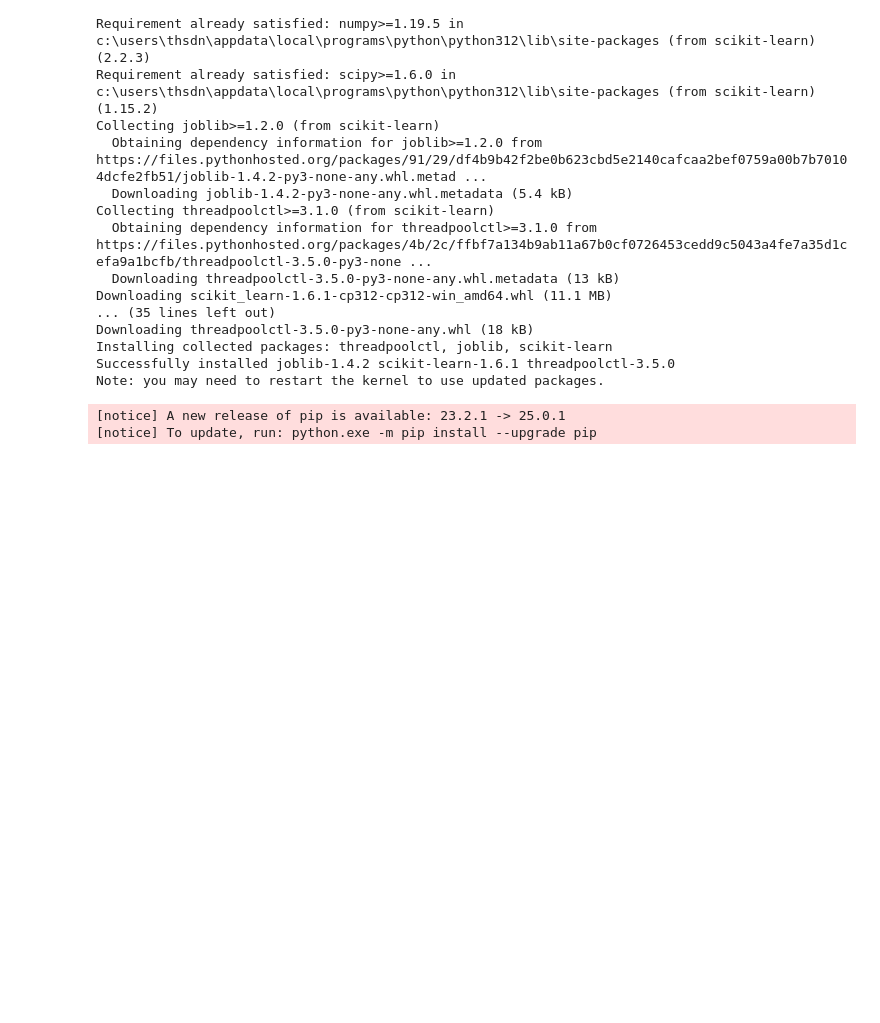
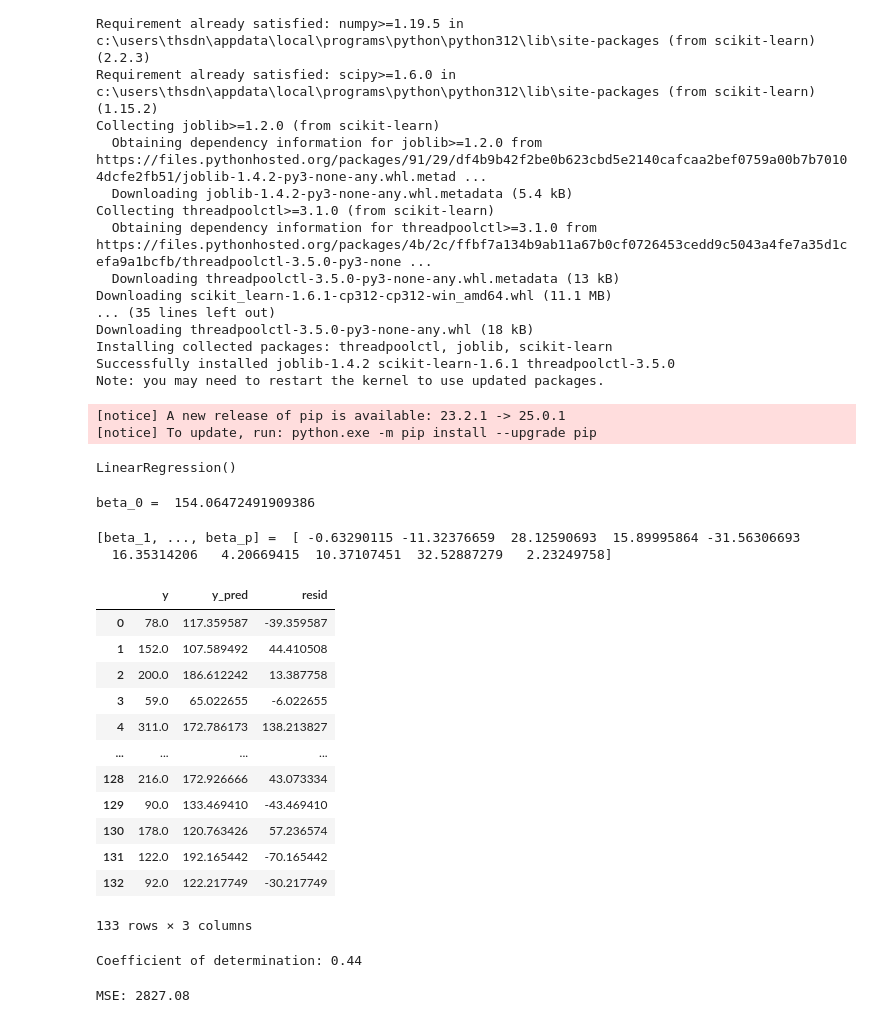
Before and after one commit to DDungEEEE/MachineLearning, a Jupyter notebook: first.ipynb, the cells around one changed output. Saved outputs shown, nothing was run; the diff lists cells and outputs as text; code cells hidden in the pictures; blank space fills up the shorter version.

```diff
--- a/first.ipynb
+++ b/first.ipynb
@@ -211,3 +211,40 @@ scaler = StandardScaler().fit(X_tr)
 X_tr_s = scaler.transform(X_tr)
 # %%
 X_te_s = scaler.transform(X_te)
+# %%
+lm = LinearRegression()
+# %%
+lm.fit(X_tr_s, y_tr)
+# %% [output]
+LinearRegression()
+# %%
+print('beta_0 = ', lm.intercept_)
+# %% [output]
+beta_0 =  154.06472491909386
+# %%
+print('[beta_1, ..., beta_p] = ', lm.coef_)
+# %% [output]
+[beta_1, ..., beta_p] =  [ -0.63290115 -11.32376659  28.12590693  15.89995864 -31.56306693
+  16.35314206   4.20669415  10.37107451  32.52887279   2.23249758]
+# %%
+pred=  lm.predict(X_te_s)
+# %%
+out = pd.DataFrame({'y' : y_te,
+                    'y_pred':pred,
+                    'resid' : y_te - pred})
+# %%
+out
+# %% [output]
+|  | y | y_pred | resid |
+| 0 | 78.0 | 117.359587 | -39.359587 |
+| 1 | 152.0 | 107.589492 | 44.410508 |
+| 2 | 200.0 | 186.612242 | 13.387758 |
+| 3 | 59.0 | 65.022655 | -6.022655 |
+| 4 | 311.0 | 172.786173 | 138.213827 |
+| ... | ... | ... | ... |
+| 128 | 216.0 | 172.926666 | 43.073334 |
+| 129 | 90.0 | 133.469410 | -43.469410 |
+| 130 | 178.0 | 120.763426 | 57.236574 |
+| 131 | 122.0 | 192.165442 | -70.165442 |
+| 132 | 92.0 | 122.217749 | -30.217749 |
+133 rows × 3 columns
@@ -213,0 +253,8 @@ X_te_s = scaler.transform(X_te)
+# %%
+print("Coefficient of determination: %.2f" % R2(y_te, pred))
+# %% [output]
+Coefficient of determination: 0.44
+# %%
+print("MSE: %.2f" % MSE(y_te, pred))
+# %% [output]
+MSE: 2827.08
```
Also changed, not shown: parts of 1 cell of this notebook.
